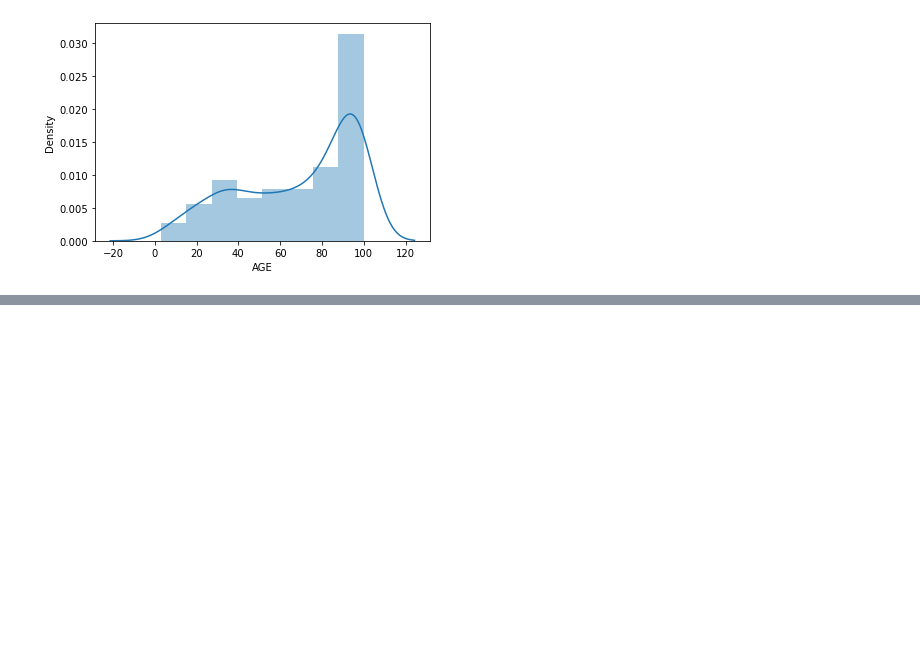
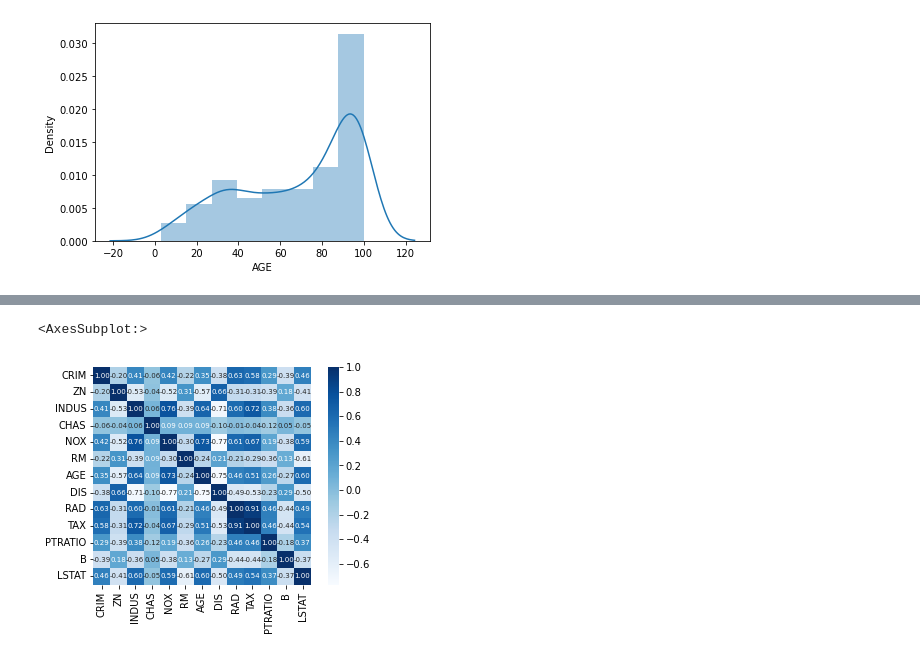
Before and after one commit to varunrhebbar/Python-programs, a Jupyter notebook: Seaborn/House-price-prediction.ipynb, the cells around one changed output, grey strips where cells are left out. Cells and saved outputs as stored; diff of their text form; code cells hidden in the pictures; blank space fills up the shorter version.

```diff
--- a/Seaborn/House-price-prediction.ipynb
+++ b/Seaborn/House-price-prediction.ipynb
@@ -42,0 +49,6 @@ sns.distplot(res['AGE'])
+# %%
+correlation=res.corr()
+sns.heatmap(correlation,cbar=True,square=True,fmt='.2f',annot=True,annot_kws={'size':7},cmap="Blues")
+# %% [output]
+<AxesSubplot:>
+[figure, added]
```
Also changed, not shown: parts of 1 cell of this notebook.
